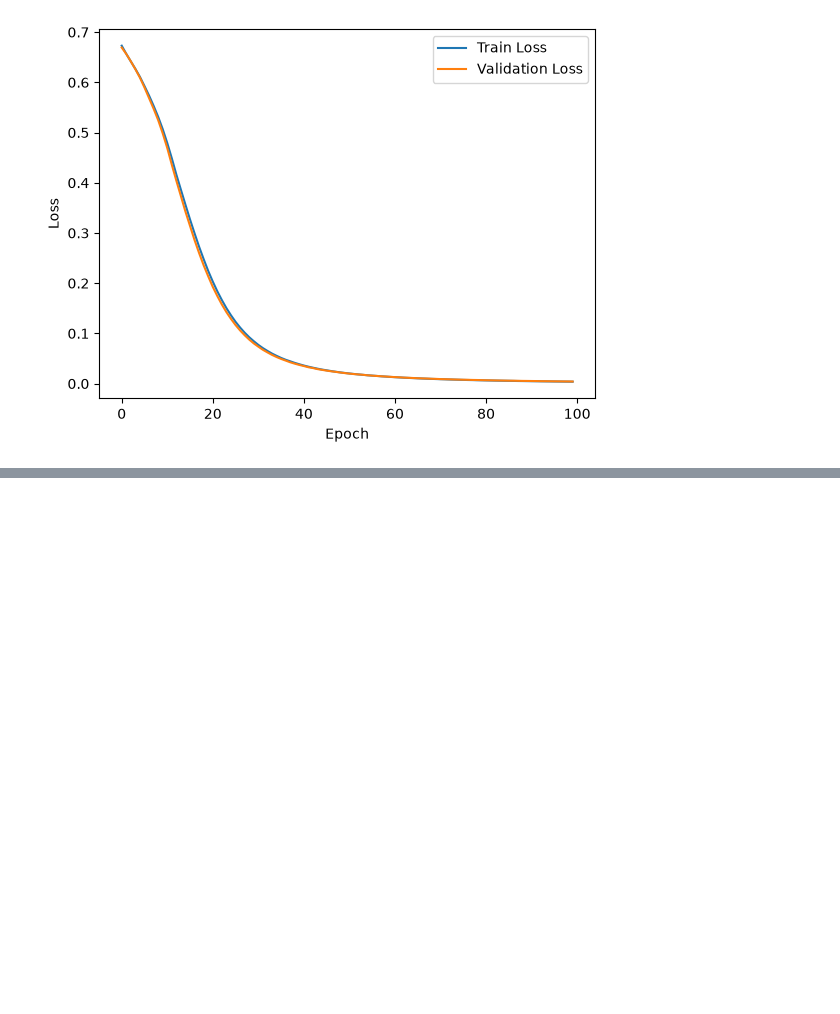
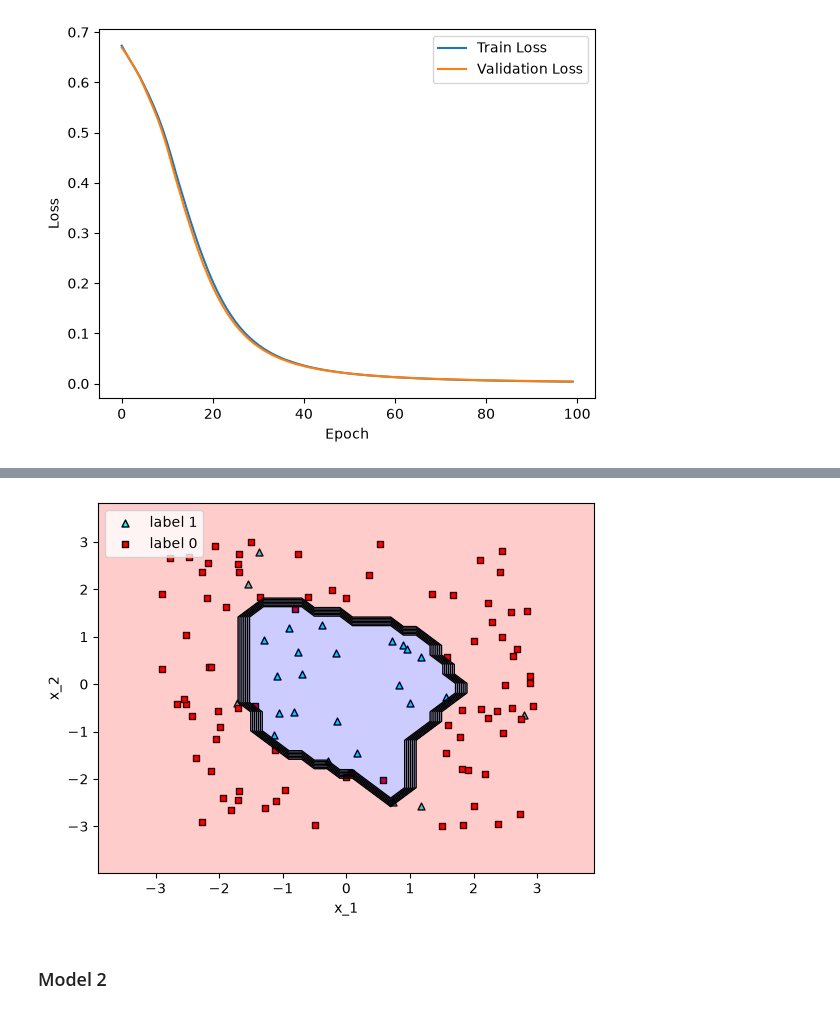
Before and after one commit to coder-fishing/TrainingAI, a Jupyter notebook: Phase_1/week_5/theory.ipynb, the cells around one changed output, grey strips where cells are left out. Saved outputs shown, nothing was run; the diff lists cells and outputs as text; code cells hidden in the pictures; blank space fills up the shorter version.

```diff
--- a/Phase_1/week_5/theory.ipynb
+++ b/Phase_1/week_5/theory.ipynb
@@ -232,0 +333,7 @@ plt.show()
+# %%
+# Categorizing the output
+# One-hot encoding the output variable
+
+from tensorflow.keras.utils import to_categorical
+categorized_y = np.array(to_categorical(y, 2))
+categorized_y
@@ -232,0 +360,20 @@ plt.show()
+# %%
+# Imports
+#import numpy as np
+from tensorflow.keras.models import Sequential
+from tensorflow.keras.layers import Dense, Dropout
+#from tensorflow.keras.layers import Dense, Dropout, Activation
+#from tensorflow.keras.optimizers import SGD
+
+# Building the model
+# Drop out bỏ đi 1 số cái tránh ơverfit
+model = Sequential()
+model.add(Dense(128, activation='relu', input_shape=(2,)))
+model.add(Dropout(.2))
+model.add(Dense(64, activation='relu'))
+model.add(Dropout(.2))
+model.add(Dense(2, activation='softmax'))
+
+# Compiling the model
+model.compile(loss = 'categorical_crossentropy', optimizer='adam', metrics=['accuracy'])
+model.summary()
@@ -232,0 +399,2 @@ plt.show()
+# %%
+model.fit(x, categorized_y, epochs=100, batch_size=10)
@@ -232,0 +420,3 @@ plt.show()
+# %%
+plot_model(x, y, model)
+# %% [output]
@@ -232,0 +424,3 @@ plt.show()
+[figure, added]
+# %% [markdown]
+### Model 2
```
Also changed, not shown: parts of 16 cells of this notebook, 2 other files.
